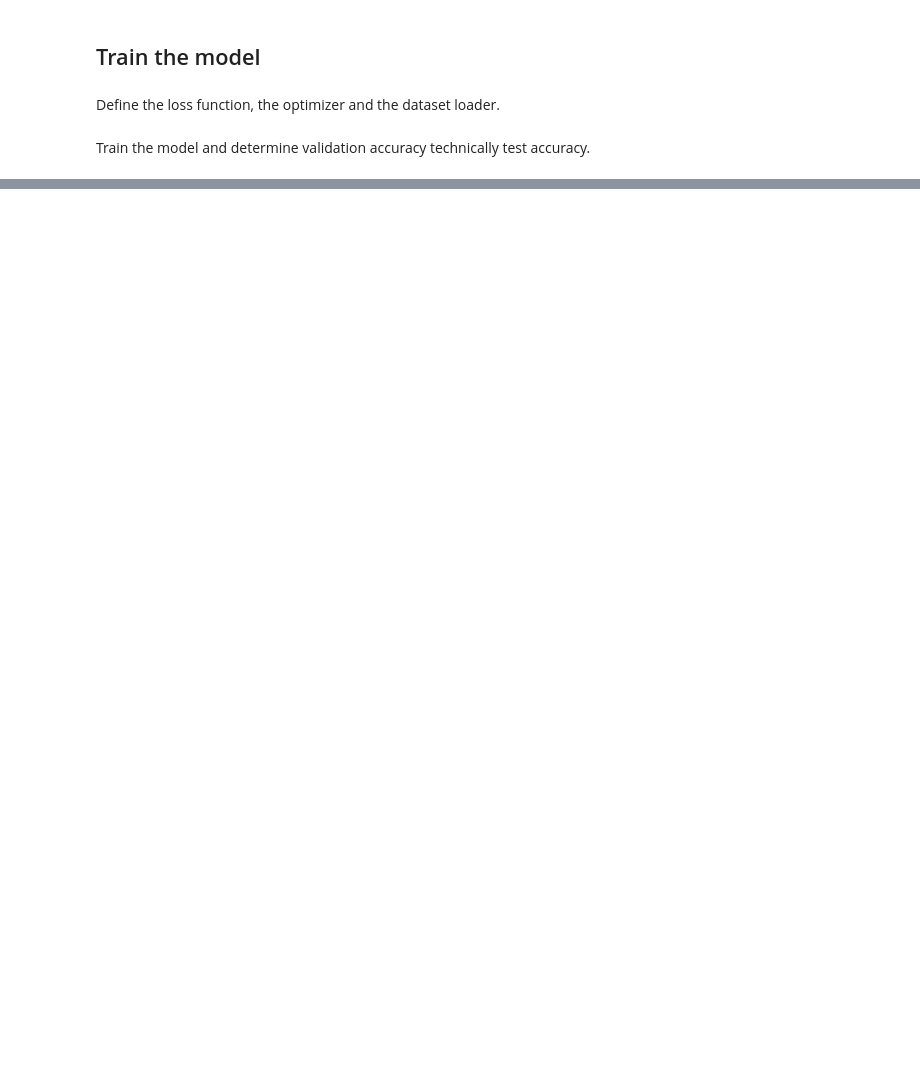
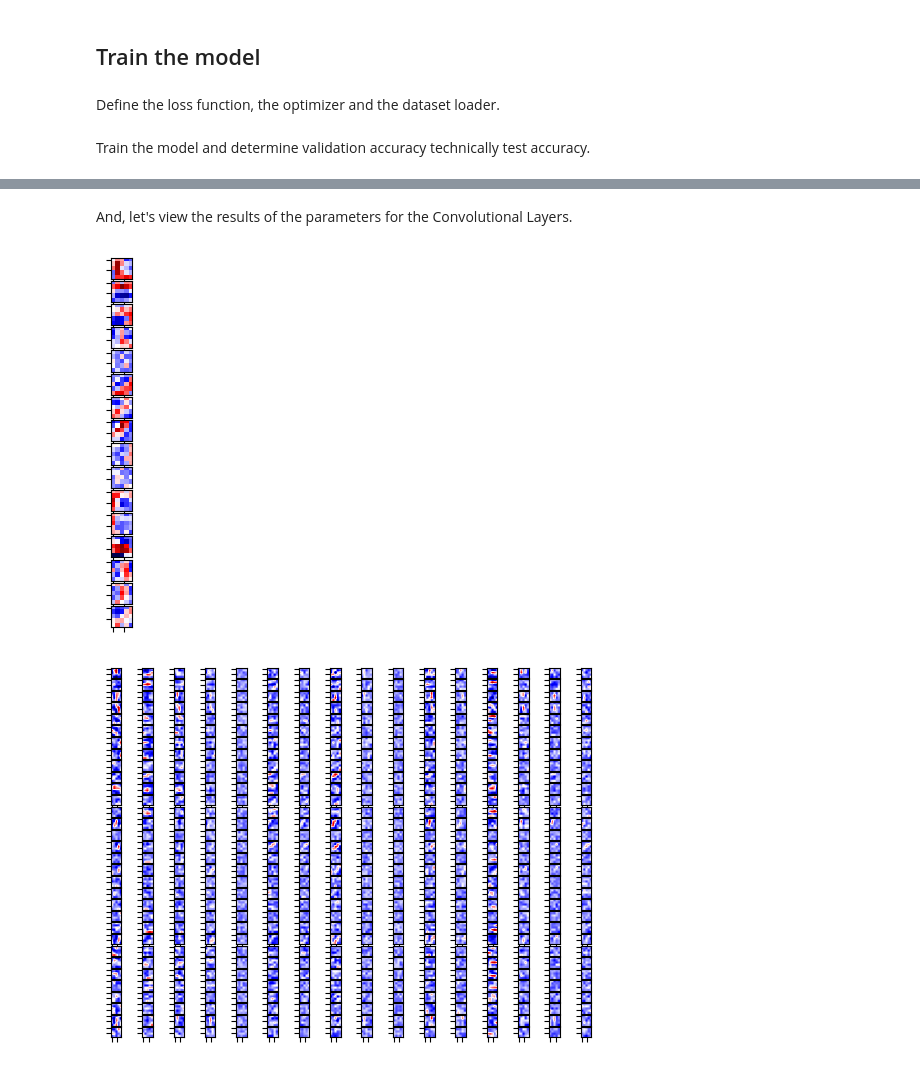
Before and after one commit to Nicolas2320/DigitsMNIST_Classifier, a Jupyter notebook: MNIST_Digits.ipynb, the cells around one changed output, grey strips where cells are left out. Cells and saved outputs as stored; diff of their text form; code cells hidden in the pictures; blank space fills up the shorter version.

```diff
--- a/MNIST_Digits.ipynb
+++ b/MNIST_Digits.ipynb
@@ -230,0 +253,8 @@ train_model(n_epochs)
+# %% [markdown]
+And, let's view the results of the parameters for the Convolutional Layers.
+# %%
+plot_channels(model.state_dict()['cnn1.weight'])
+plot_channels(model.state_dict()['cnn2.weight'])
+# %% [output]
+[figure, added]
+[figure, added]
```
Also changed, not shown: parts of 20 cells of this notebook.
